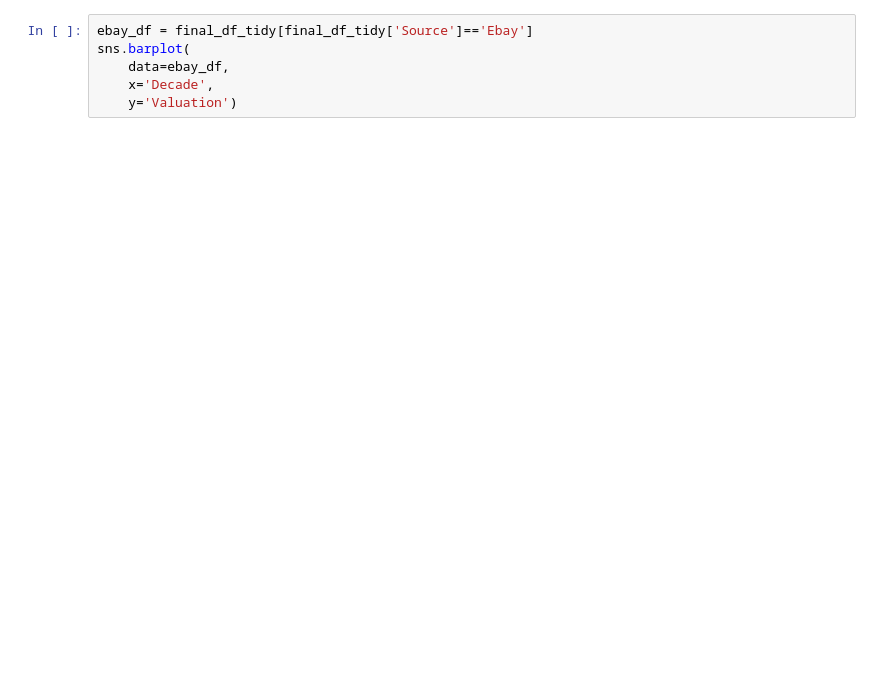
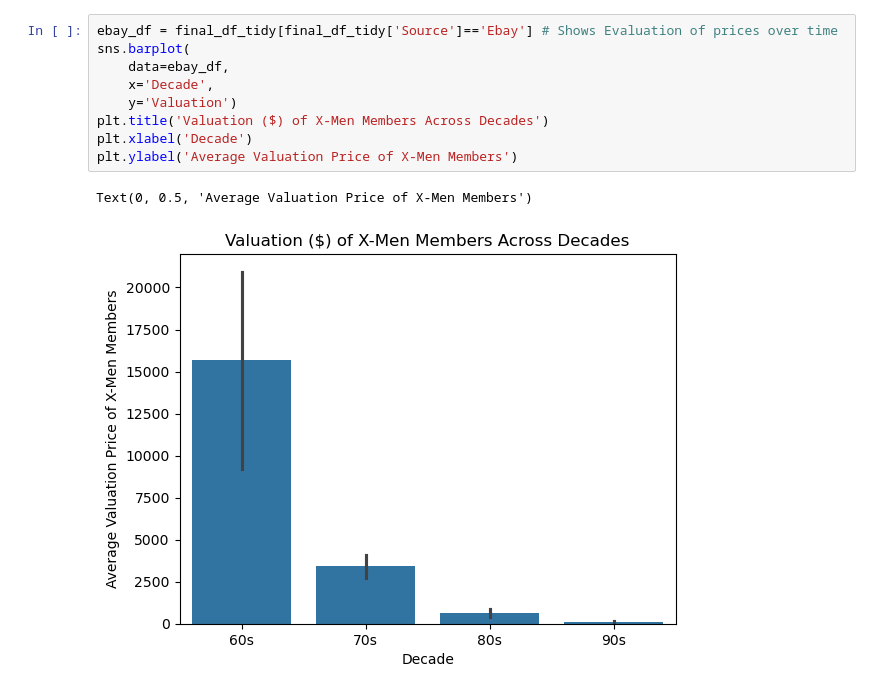
Before and after one commit to dstangel58/STANGEL-Data-Science-Portfolio, a Jupyter notebook: TidyData-Project/ProjectCode.ipynb, the cells around one changed output. Drawn from its saved outputs; the diff is of its cells as text; blank space fills up the shorter version.

```diff
--- a/TidyData-Project/ProjectCode.ipynb
+++ b/TidyData-Project/ProjectCode.ipynb
@@ -142,6 +135,12 @@ plt.show()
 # %%
-ebay_df = final_df_tidy[final_df_tidy['Source']=='Ebay']
+ebay_df = final_df_tidy[final_df_tidy['Source']=='Ebay'] # Shows Evaluation of prices over time
 sns.barplot(
     data=ebay_df,
     x='Decade',
     y='Valuation')
+plt.title('Valuation ($) of X-Men Members Across Decades')
+plt.xlabel('Decade')
+plt.ylabel('Average Valuation Price of X-Men Members')
+# %% [output]
+Text(0, 0.5, 'Average Valuation Price of X-Men Members')
+[figure, added]
```
Also changed, not shown: parts of 11 cells of this notebook.
